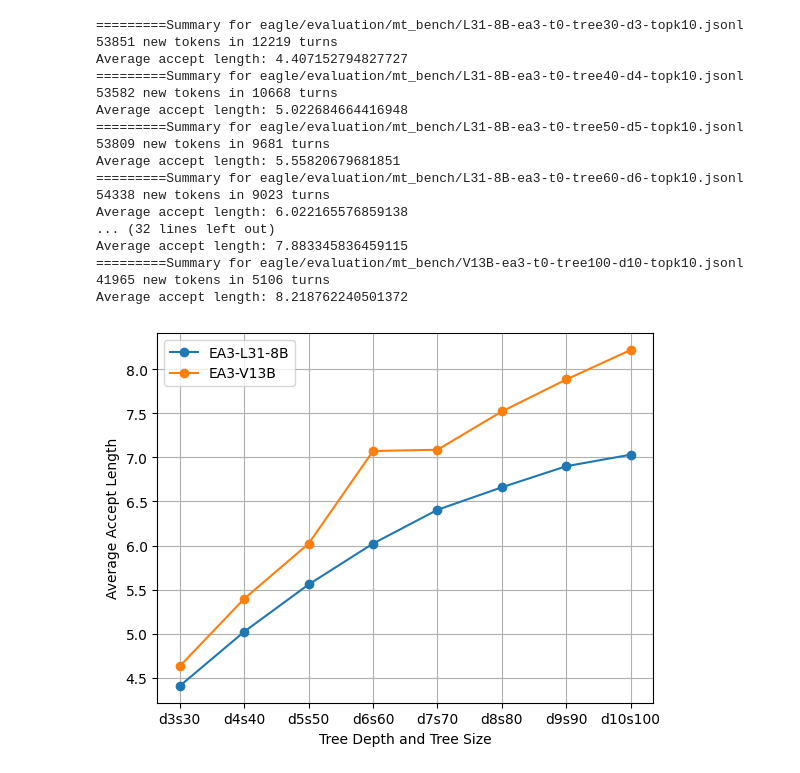
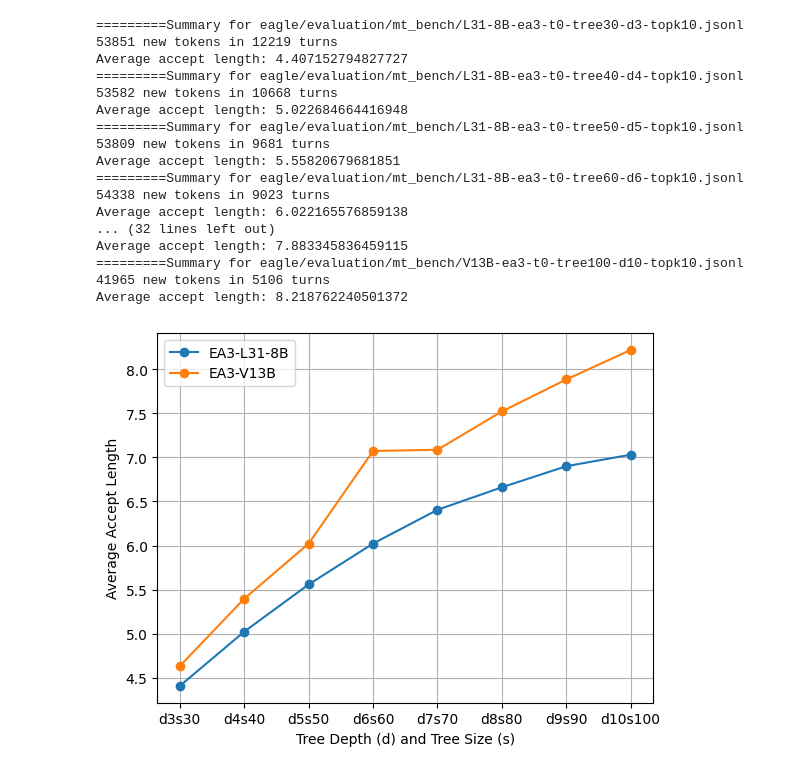
Before and after one commit to Leosang-lx/EAGLE, a Jupyter notebook: cal_accept_len.ipynb, the cells around one changed output. Drawn from its saved outputs; the diff is of its cells as text; code cells hidden in the pictures.

```diff
--- a/cal_accept_len.ipynb
+++ b/cal_accept_len.ipynb
@@ -75,32 +75,32 @@ def get_analysis(model_tag):
         label = f'd{depth}s{total_token}'
         xs.append(label)
 
     return xs, ys
 
 plt.figure()
 plt.grid()
-plt.xlabel('Tree Depth and Tree Size')
+plt.xlabel('Tree Depth (d) and Tree Size (s)')
 plt.ylabel('Average Accept Length')
 plt.plot(*get_analysis('L31-8B'), marker='o', label='EA3-L31-8B')
 plt.plot(*get_analysis('V13B'), marker='o', label='EA3-V13B')
 plt.legend()
 plt.show()
 # %% [output]
 =========Summary for eagle/evaluation/mt_bench/L31-8B-ea3-t0-tree30-d3-topk10.jsonl
 53851 new tokens in 12219 turns
 Average accept length: 4.407152794827727
 =========Summary for eagle/evaluation/mt_bench/L31-8B-ea3-t0-tree40-d4-topk10.jsonl
 53582 new tokens in 10668 turns
 Average accept length: 5.022684664416948
 =========Summary for eagle/evaluation/mt_bench/L31-8B-ea3-t0-tree50-d5-topk10.jsonl
 53809 new tokens in 9681 turns
 Average accept length: 5.55820679681851
 =========Summary for eagle/evaluation/mt_bench/L31-8B-ea3-t0-tree60-d6-topk10.jsonl
 54338 new tokens in 9023 turns
 Average accept length: 6.022165576859138
 ... (32 lines left out)
 Average accept length: 7.883345836459115
 =========Summary for eagle/evaluation/mt_bench/V13B-ea3-t0-tree100-d10-topk10.jsonl
 41965 new tokens in 5106 turns
 Average accept length: 8.218762240501372
-[figure, old version]
+[figure, new version]
```
Also changed, not shown: 6 other files.
